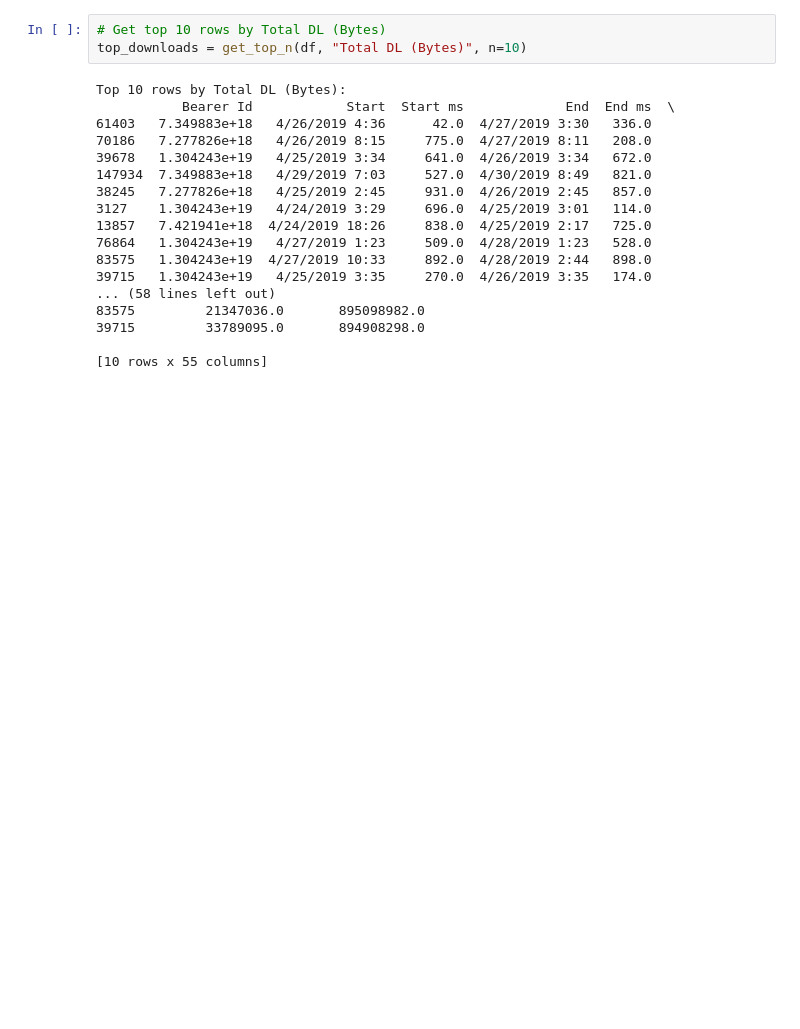
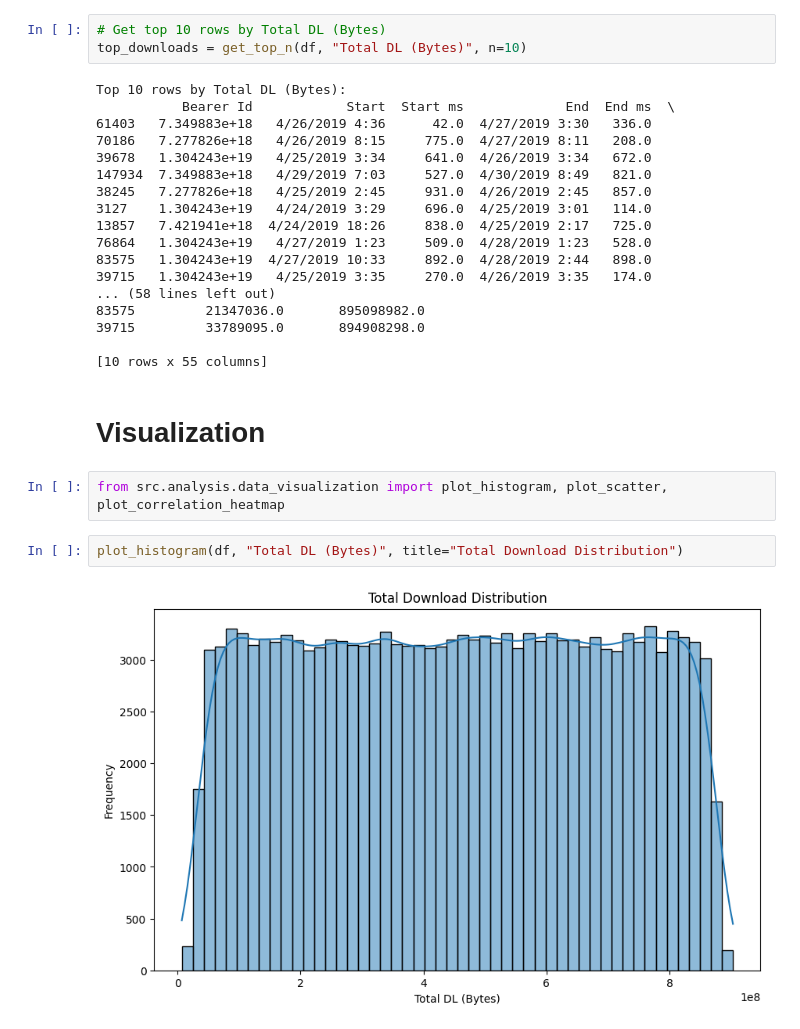
Before and after one commit to Abel-Marie/tellco-insights, a Jupyter notebook: notebooks/eda_user_overview.ipynb, the cells around one changed output. Drawn from its saved outputs; the diff is of its cells as text; blank space fills up the shorter version.

Commit message:
Imported data_visualization.py and do visual analysis

```diff
--- a/notebooks/eda_user_overview.ipynb
+++ b/notebooks/eda_user_overview.ipynb
@@ -92,3 +92,11 @@ Top 10 rows by Total DL (Bytes):
 39715         33789095.0       894908298.0
 
 [10 rows x 55 columns]
+# %% [markdown]
+# Visualization
+# %%
+from src.analysis.data_visualization import plot_histogram, plot_scatter, plot_correlation_heatmap
+# %%
+plot_histogram(df, "Total DL (Bytes)", title="Total Download Distribution")
+# %% [output]
+[figure, added]
```
Also changed, not shown: parts of 2 cells of this notebook.
